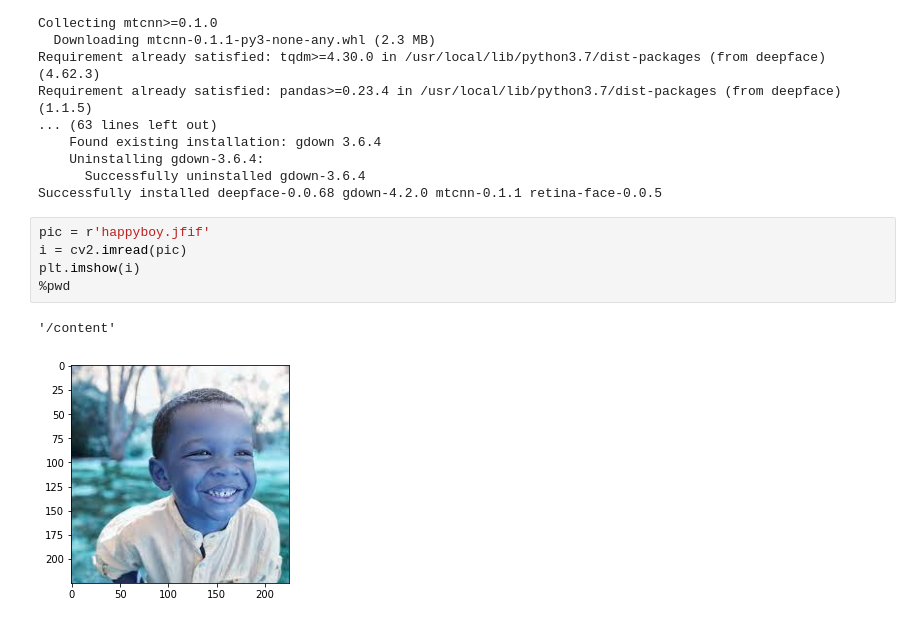
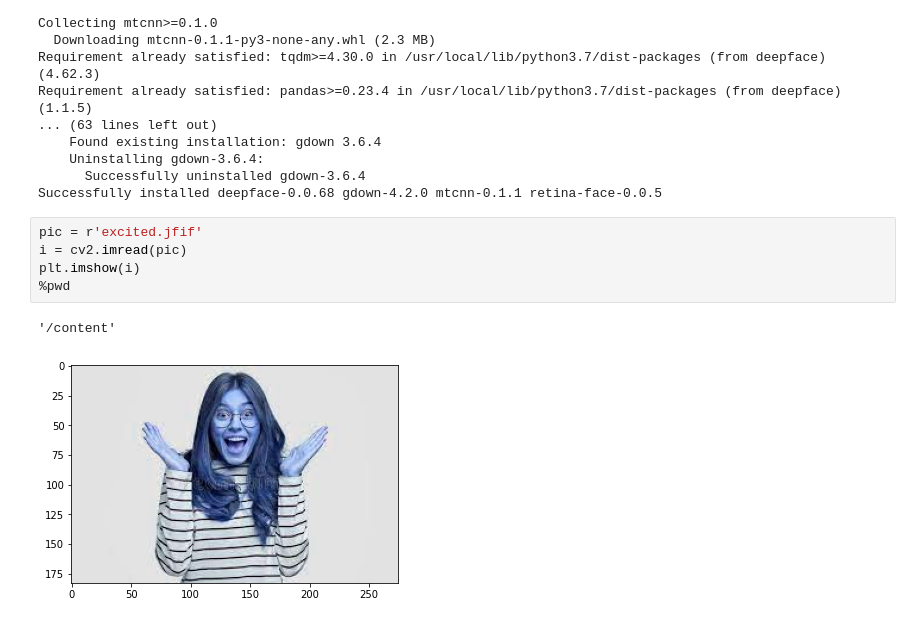
Before and after one commit to Kanyakrishi/ML, a Jupyter notebook: Facial_recognition.ipynb, the cells around one changed output. Cells and saved outputs as stored; diff of their text form.

```diff
--- a/Facial_recognition.ipynb
+++ b/Facial_recognition.ipynb
@@ -29,12 +29,12 @@ Requirement already satisfied: pandas>=0.23.4 in /usr/local/lib/python3.7/dist-p
       Successfully uninstalled gdown-3.6.4
 Successfully installed deepface-0.0.68 gdown-4.2.0 mtcnn-0.1.1 retina-face-0.0.5
 # %%
-pic = r'happyboy.jfif'
+pic = r'excited.jfif'
 i = cv2.imread(pic)
 plt.imshow(i)
 %pwd
 # %% [output]
 '/content'
-[figure, old version]
+[figure, new version]
 # %%
 p = DeepFace.analyze(i)
```
Also changed, not shown: parts of 7 cells of this notebook.
